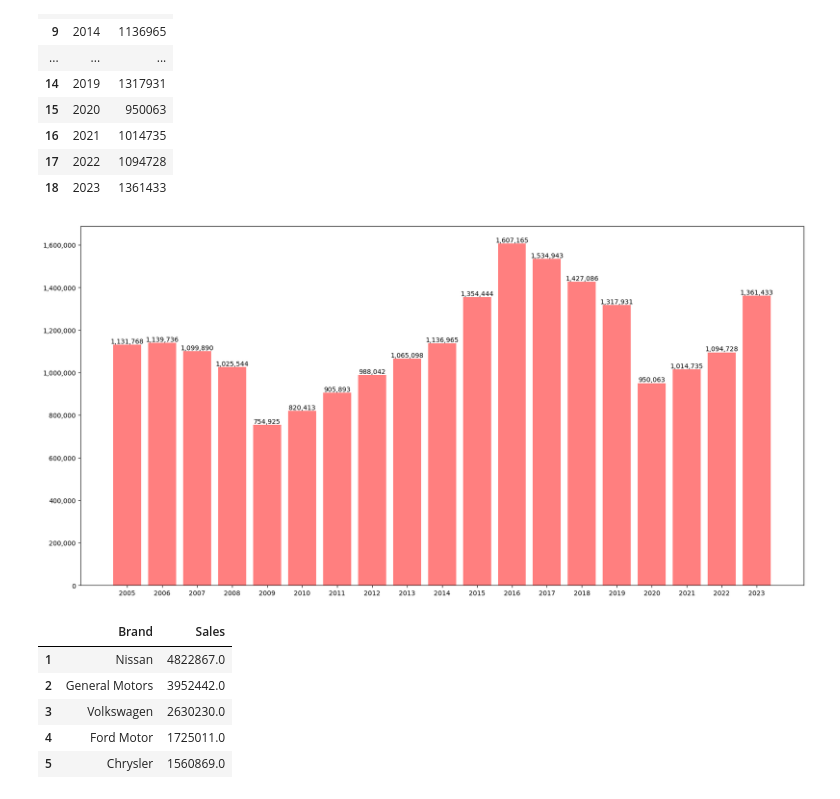
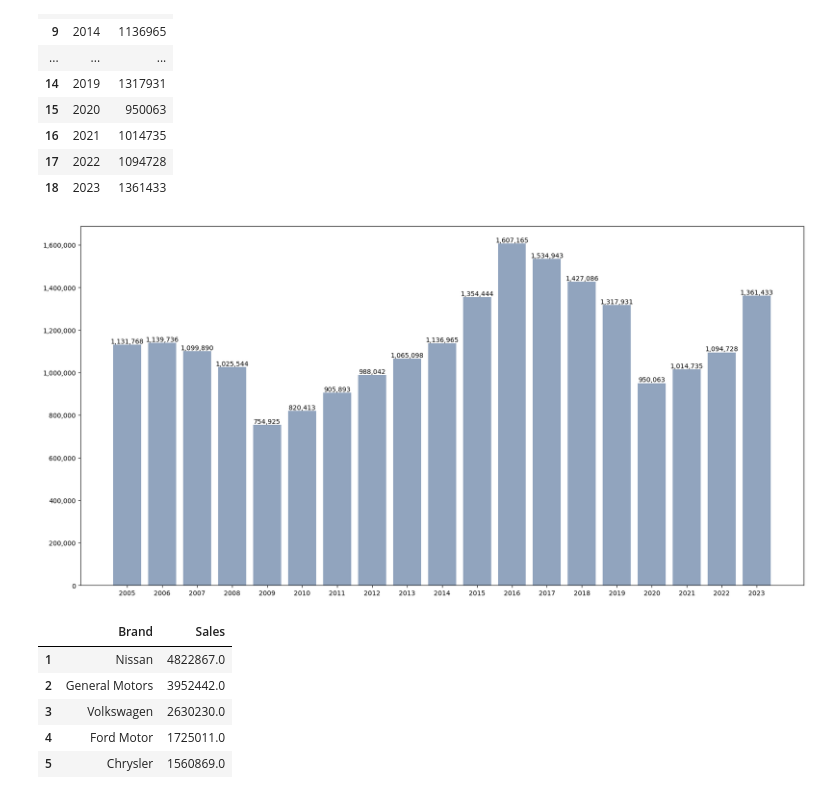
Before and after one commit to AngelesVillagrana/Project-1, a Jupyter notebook: Project-1-Car-Sales.ipynb, the cells around one changed output. Cells and saved outputs as stored; diff of their text form; code cells hidden in the pictures.

Commit message:
Add color

```diff
--- a/Project-1-Car-Sales.ipynb
+++ b/Project-1-Car-Sales.ipynb
@@ -18,6 +18,9 @@ last_row = df_CarsMex.iloc[-5]
 # Print the data
 print(df_CarsMex.head())
 print(last_row)
+
+#Colors
+palette = "crest_r"
 # %% [output]
                             Tema     Año    Mes  Marca         Modelo  \
 0  Venta al público de vehículos  2005.0  Enero  Acura            Mdx
@@ -278,27 +289,28 @@ sales_per_year_df
 | 17 | 2022 | 1094728 |
 | 18 | 2023 | 1361433 |
 # %%
+sns.set_palette(palette)
 # Set x axis and tick locations
 x_axis = np.arange(len(sales_per_year_df))
 tick_locations = [value for value in x_axis]
 labels = sales_per_year_df["Cantidad"]
 
 # Create a list indicating where to write x labels and set figure size to adjust for space
 plt.figure(figsize=(20,10))
-bars = plt.bar(x_axis, sales_per_year_df["Cantidad"], color='r', alpha=0.5, align="center")
+bars = plt.bar(x_axis, sales_per_year_df["Cantidad"], alpha=0.5, align="center")
 
 # Format y-axis labels with comma separator
 plt.gca().yaxis.set_major_formatter(mtick.StrMethodFormatter('{x:,.0f}'))
 
 # Format labels on bars with comma separator
 for bar, label in zip(bars, labels):
     height = bar.get_height()
     plt.text(bar.get_x() + bar.get_width() / 2, height, '{:,.0f}'.format(label), ha='center', va='bottom')
 
 plt.xticks(tick_locations, sales_per_year_df["Año"])
 plt.show()
 # %% [output]
-[figure, old version]
+[figure, new version]
 # %%
 # Group the data by brand and sum the sales for each brand
 sales_by_brand = df_CarsMex.groupby('Marca')['Cantidad'].sum()
```
Also changed, not shown: parts of 24 cells of this notebook.
